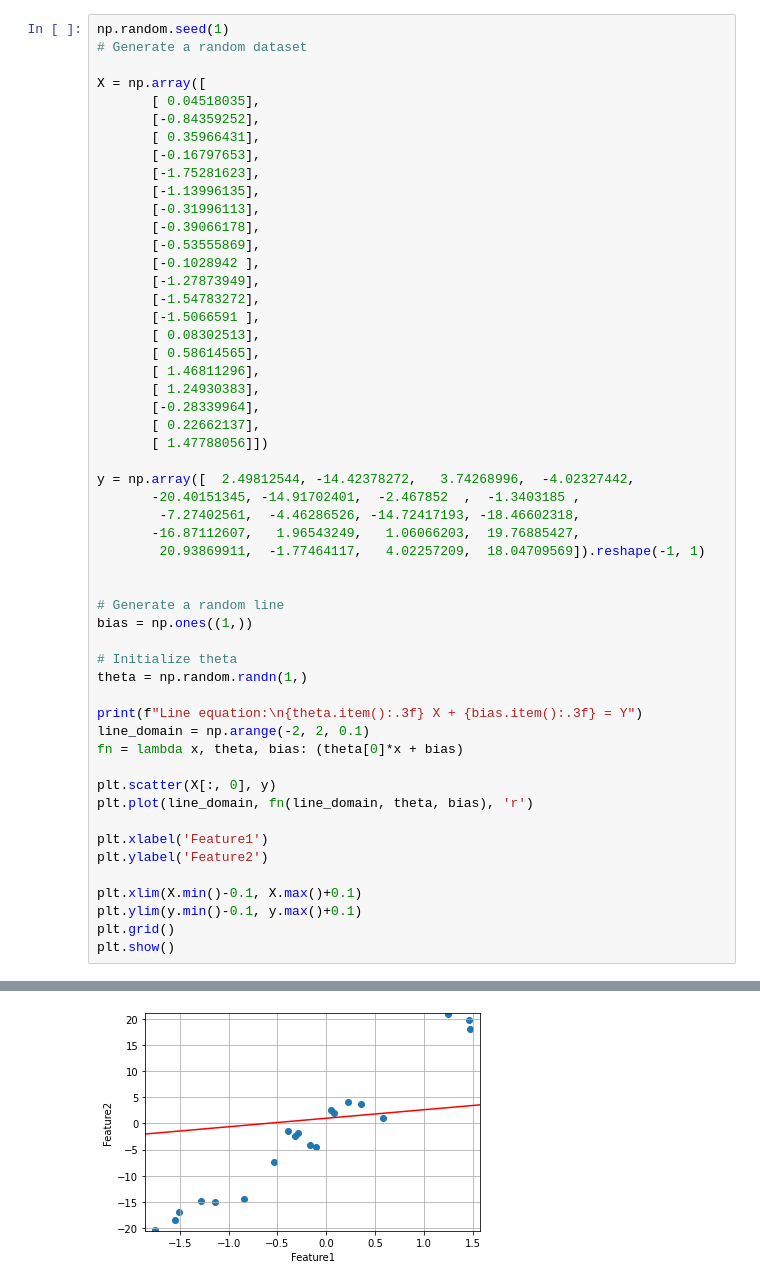
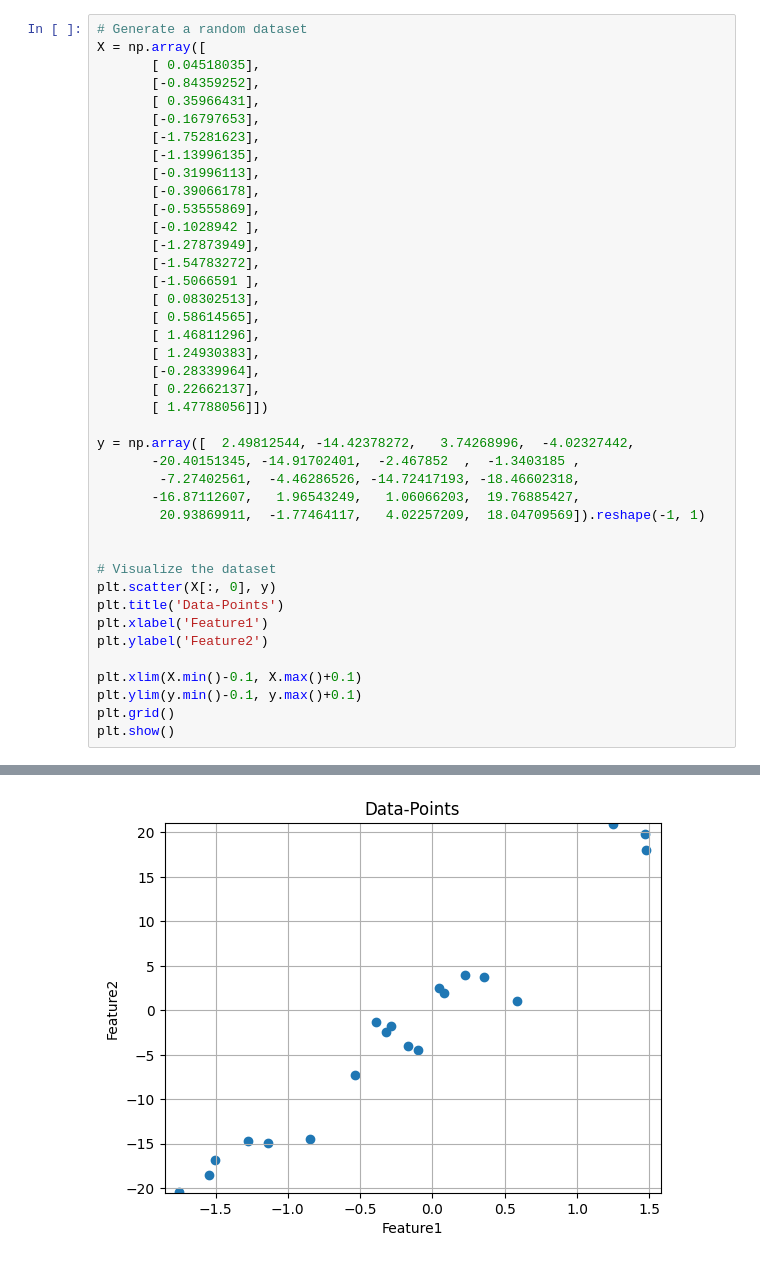
Before and after one commit to amin1nasim/TAing601_Computer_Vision, a Jupyter notebook: Week3/2_linear_regression.ipynb, the cells around one changed output, grey strips where cells are left out. Drawn from its saved outputs; the diff is of its cells as text.

```diff
--- a/Week3/2_linear_regression.ipynb
+++ b/Week3/2_linear_regression.ipynb
@@ -7,7 +7,5 @@ from sklearn.datasets import make_regression
 # %%
-np.random.seed(1)
 # Generate a random dataset
-
 X = np.array([
        [ 0.04518035],
        [-0.84359252],
@@ -37,19 +35,9 @@ y = np.array([  2.49812544, -14.42378272,   3.74268996,  -4.02327442,
         20.93869911,  -1.77464117,   4.02257209,  18.04709569]).reshape(-1, 1)
 
 
-# Generate a random line
-bias = np.ones((1,))
-
-# Initialize theta
-theta = np.random.randn(1,)
-
-print(f"Line equation:\n{theta.item():.3f} X + {bias.item():.3f} = Y")
-line_domain = np.arange(-2, 2, 0.1)
-fn = lambda x, theta, bias: (theta[0]*x + bias)
-
+# Visualize the dataset
 plt.scatter(X[:, 0], y)
-plt.plot(line_domain, fn(line_domain, theta, bias), 'r')
-
+plt.title('Data-Points')
 plt.xlabel('Feature1')
 plt.ylabel('Feature2')
 
@@ -63 +49 @@ Line equation:
-[figure, old version]
+[figure, new version]
```
Also changed, not shown: parts of 5 cells of this notebook.
